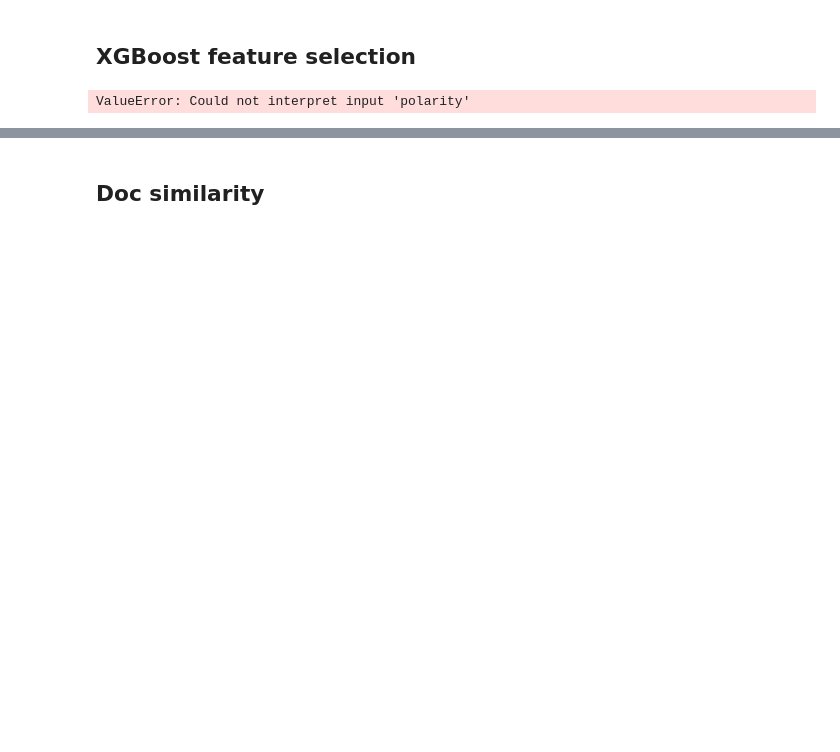
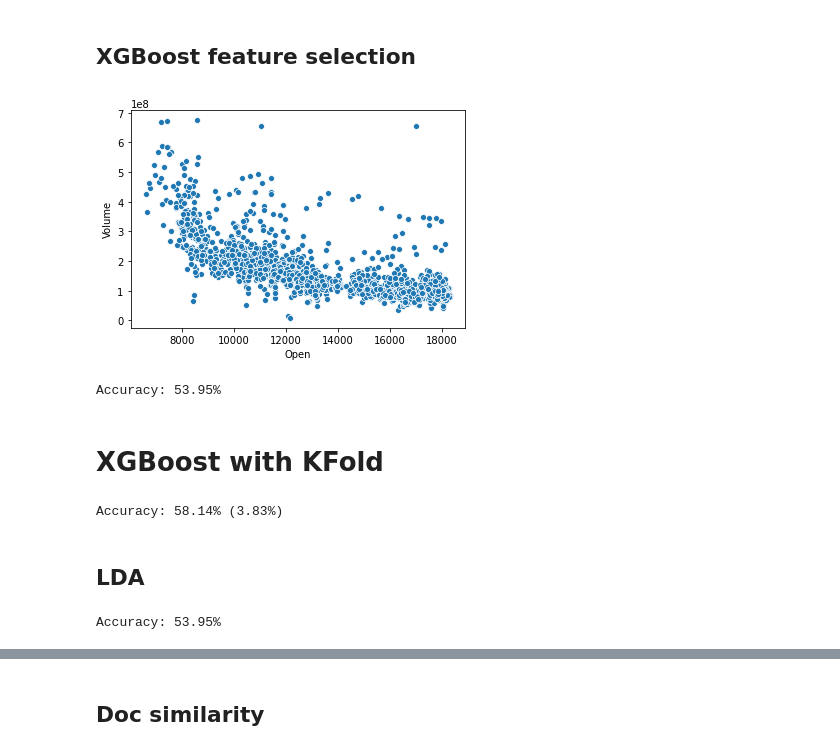
Before and after one commit to clairemalbrel/STOCK_PREDICT, a Jupyter notebook: Notebooks/Master_stock_prediction (1).ipynb, the cells around one changed output, grey strips where cells are left out. Saved outputs shown, nothing was run; the diff lists cells and outputs as text; code cells hidden in the pictures; blank space fills up the shorter version.

```diff
--- a/Notebooks/Master_stock_prediction (1).ipynb
+++ b/Notebooks/Master_stock_prediction (1).ipynb
@@ -97,2 +51,0 @@ df_news['cleaned'] = df_news['combined'].apply(clean)
-# %%
-df = df_news[['Date', 'Label', 'Subjectivity', 'Objectivity', 'Positive','Negative', 'Neutral', 'cleaned']].merge(df_djia)
@@ -101,17 +52,3 @@ df = df_news[['Date', 'Label', 'Subjectivity', 'Objectivity', 'Positive','Negati
-# %%
-def categorical(x):
-    if x > 0:
-        x = 1
-    else:
-        x = 0
-    return x
-
-df['change'] = df['Open'].pct_change()
-# remove first row
-df['change'] = df['change'].shift(-1)
-df['target'] = df['change'].apply(categorical)
-# %%
-df.index = df.index.sort_values()
 # %% [markdown]
 ## Heatmap of features
 # %%
@@ -130,3 +60,0 @@ pyplot.show()
-# %%
-# Dataframe drop missing value due to change
-df = df.iloc[:-1]
@@ -307,6 +155,6 @@ Mean AUC score is: 0.8414867063283215
 ## XGBoost feature selection
 # %%
 import seaborn as sns
-ax = sns.scatterplot(x="Open", y="Volume", hue='polarity',data= df)
+ax = sns.scatterplot(x="Open", y="Volume", hue=None,data= df)
 # %% [output]
-ValueError: Could not interpret input 'polarity'
+[figure, added]
@@ -312,0 +174,7 @@ ValueError: Could not interpret input 'polarity'
+# %%
+accuracy = accuracy_score(y_test, predictions)
+print("Accuracy: %.2f%%" % (accuracy * 100.0))
+# %% [output]
+Accuracy: 53.95%
+# %% [markdown]
+# XGBoost with KFold
@@ -312,0 +185,14 @@ ValueError: Could not interpret input 'polarity'
+# %%
+model = xgb.XGBClassifier(learning_rate = 0.3,
+                          max_depth = 3,
+                          min_child_weight=19,
+                          n_estimators = 300,
+                          nthread=1,
+                          subsample=1.0)
+kfold = KFold(n_splits=10, random_state=7)
+results = cross_val_score(model, X_train, y_train, cv=kfold)
+print("Accuracy: %.2f%% (%.2f%%)" % (results.mean()*100, results.std()*100))
+# %% [output]
+Accuracy: 58.14% (3.83%)
+# %% [markdown]
+## LDA
@@ -312,0 +204,5 @@ ValueError: Could not interpret input 'polarity'
+# %%
+accuracy = accuracy_score(y_test, predictions)
+print("Accuracy: %.2f%%" % (accuracy * 100.0))
+# %% [output]
+Accuracy: 53.95%
```
Also changed, not shown: parts of 78 cells of this notebook, 5 other files.
